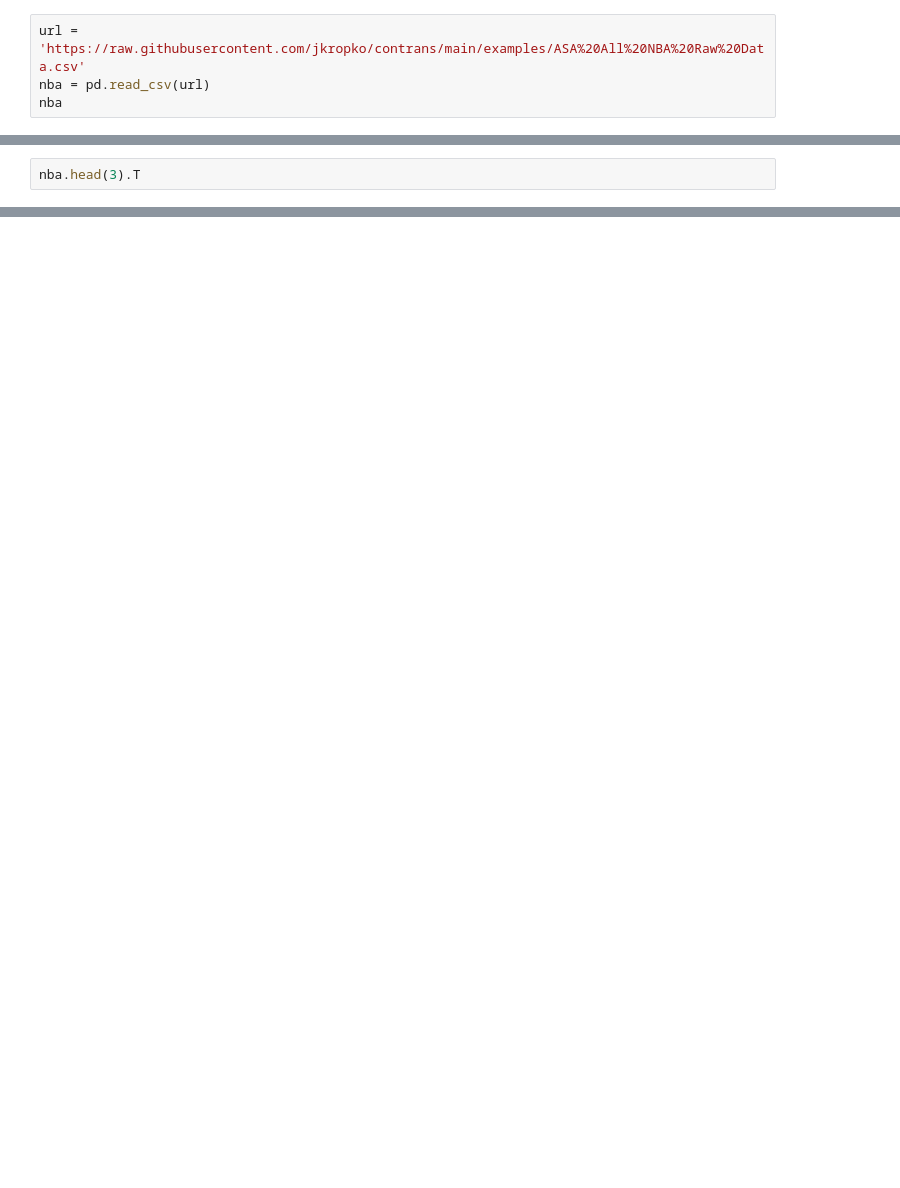
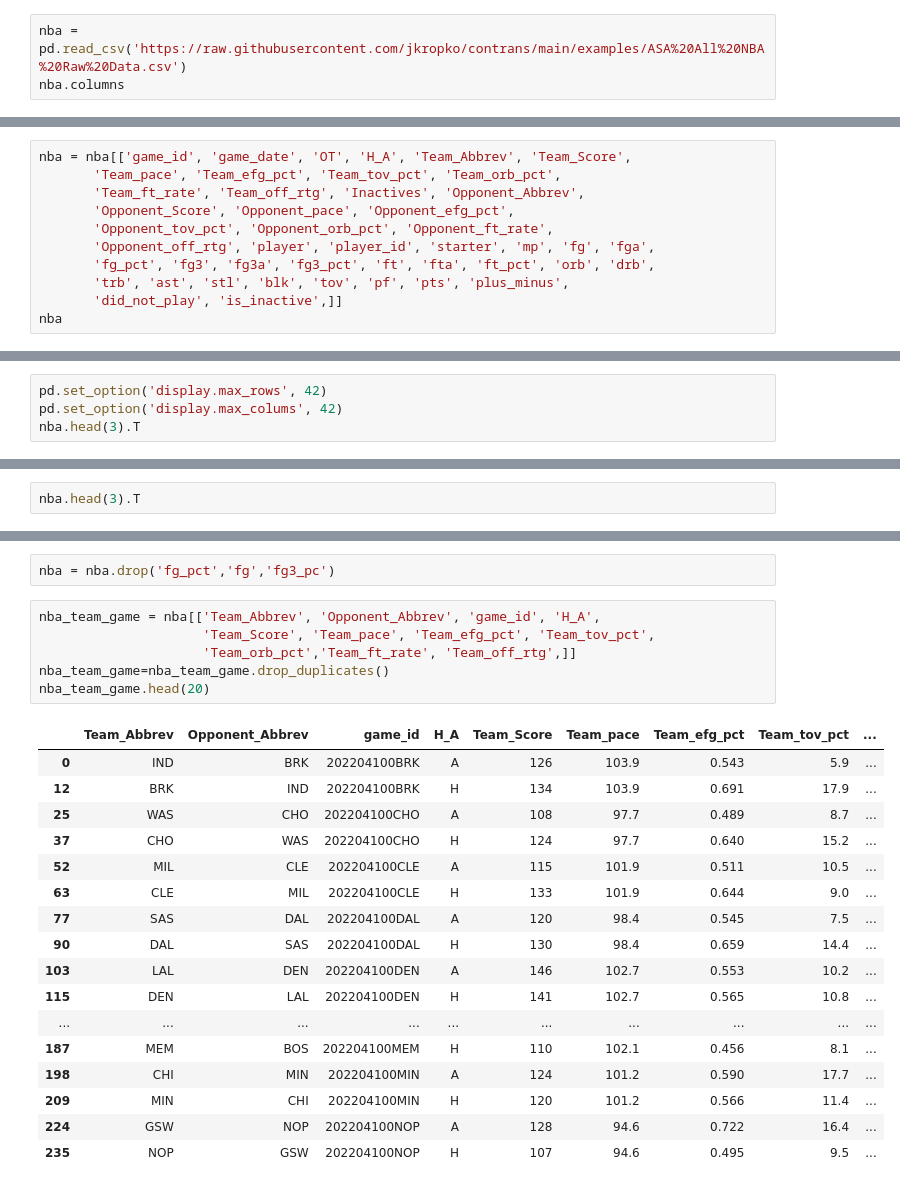
Before and after one commit to giasmith/contrans, a Jupyter notebook: examples/nba_example.ipynb, the cells around one changed output, grey strips where cells are left out. Saved outputs shown, nothing was run; the diff lists cells and outputs as text; blank space fills up the shorter version.

```diff
--- a/examples/nba_example.ipynb
+++ b/examples/nba_example.ipynb
@@ -7,5 +5,4 @@ import os
 # %%
-url = 'https://raw.githubusercontent.com/jkropko/contrans/main/examples/ASA%20All%20NBA%20Raw%20Data.csv'
-nba = pd.read_csv(url)
-nba
+nba = pd.read_csv('https://raw.githubusercontent.com/jkropko/contrans/main/examples/ASA%20All%20NBA%20Raw%20Data.csv')
+nba.columns
 # %% [output]
@@ -24,0 +26,11 @@ nba
+# %%
+nba = nba[['game_id', 'game_date', 'OT', 'H_A', 'Team_Abbrev', 'Team_Score',
+       'Team_pace', 'Team_efg_pct', 'Team_tov_pct', 'Team_orb_pct',
+       'Team_ft_rate', 'Team_off_rtg', 'Inactives', 'Opponent_Abbrev',
+       'Opponent_Score', 'Opponent_pace', 'Opponent_efg_pct',
+       'Opponent_tov_pct', 'Opponent_orb_pct', 'Opponent_ft_rate',
+       'Opponent_off_rtg', 'player', 'player_id', 'starter', 'mp', 'fg', 'fga',
+       'fg_pct', 'fg3', 'fg3a', 'fg3_pct', 'ft', 'fta', 'ft_pct', 'orb', 'drb',
+       'trb', 'ast', 'stl', 'blk', 'tov', 'pf', 'pts', 'plus_minus',
+       'did_not_play', 'is_inactive',]]
+nba
@@ -24,0 +51,4 @@ nba
+# %%
+pd.set_option('display.max_rows', 42)
+pd.set_option('display.max_colums', 42)
+nba.head(3).T
@@ -46,0 +83,26 @@ Each of these will get a seperate table!
+# %%
+nba = nba.drop('fg_pct','fg','fg3_pc')
+# %%
+nba_team_game = nba[['Team_Abbrev', 'Opponent_Abbrev', 'game_id', 'H_A',
+                     'Team_Score', 'Team_pace', 'Team_efg_pct', 'Team_tov_pct',
+                     'Team_orb_pct','Team_ft_rate', 'Team_off_rtg',]]
+nba_team_game=nba_team_game.drop_duplicates()
+nba_team_game.head(20)
+# %% [output]
+|  | Team_Abbrev | Opponent_Abbrev | game_id | H_A | Team_Score | Team_pace | Team_efg_pct | Team_tov_pct | ... |
+| 0 | IND | BRK | 202204100BRK | A | 126 | 103.9 | 0.543 | 5.9 | ... |
+| 12 | BRK | IND | 202204100BRK | H | 134 | 103.9 | 0.691 | 17.9 | ... |
+| 25 | WAS | CHO | 202204100CHO | A | 108 | 97.7 | 0.489 | 8.7 | ... |
+| 37 | CHO | WAS | 202204100CHO | H | 124 | 97.7 | 0.640 | 15.2 | ... |
+| 52 | MIL | CLE | 202204100CLE | A | 115 | 101.9 | 0.511 | 10.5 | ... |
+| 63 | CLE | MIL | 202204100CLE | H | 133 | 101.9 | 0.644 | 9.0 | ... |
+| 77 | SAS | DAL | 202204100DAL | A | 120 | 98.4 | 0.545 | 7.5 | ... |
+| 90 | DAL | SAS | 202204100DAL | H | 130 | 98.4 | 0.659 | 14.4 | ... |
+| 103 | LAL | DEN | 202204100DEN | A | 146 | 102.7 | 0.553 | 10.2 | ... |
+| 115 | DEN | LAL | 202204100DEN | H | 141 | 102.7 | 0.565 | 10.8 | ... |
+| ... | ... | ... | ... | ... | ... | ... | ... | ... | ... |
+| 187 | MEM | BOS | 202204100MEM | H | 110 | 102.1 | 0.456 | 8.1 | ... |
+| 198 | CHI | MIN | 202204100MIN | A | 124 | 101.2 | 0.590 | 17.7 | ... |
+| 209 | MIN | CHI | 202204100MIN | H | 120 | 101.2 | 0.566 | 11.4 | ... |
+| 224 | GSW | NOP | 202204100NOP | A | 128 | 94.6 | 0.722 | 16.4 | ... |
+| 235 | NOP | GSW | 202204100NOP | H | 107 | 94.6 | 0.495 | 9.5 | ... |
```
Also changed, not shown: parts of 18 cells of this notebook, 3 other files.
